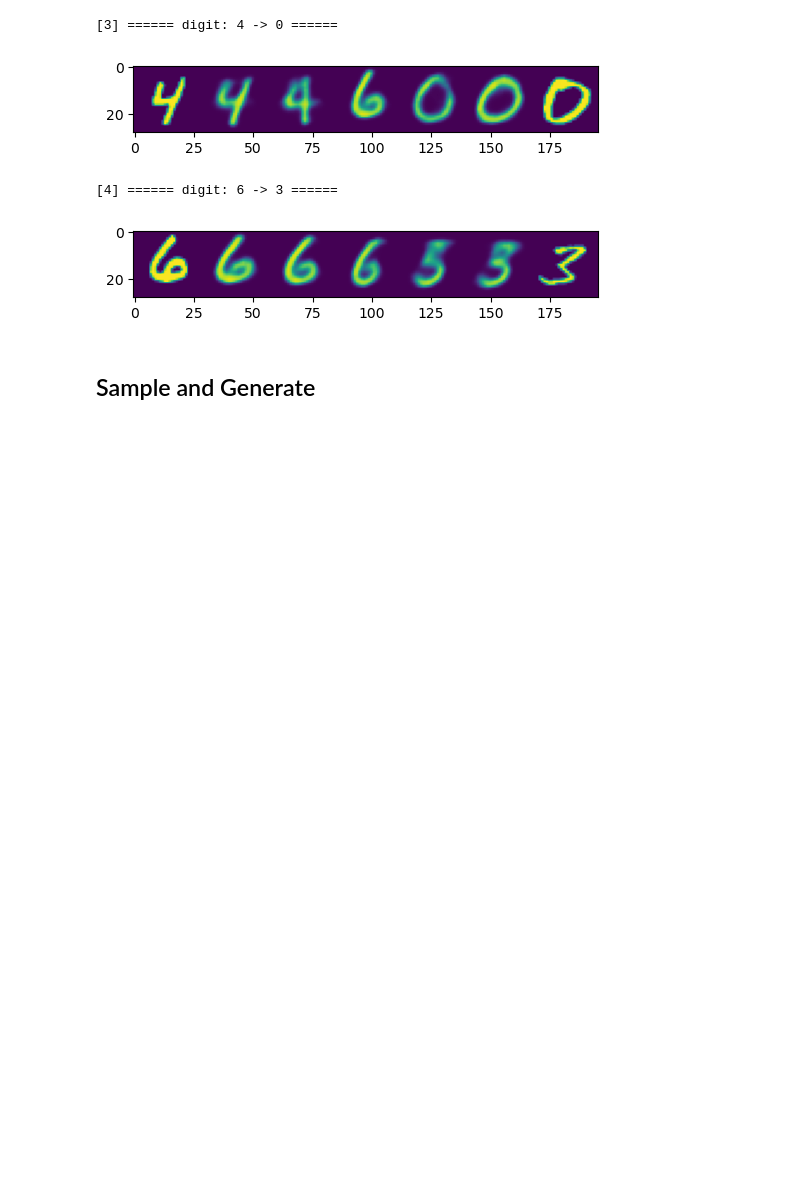
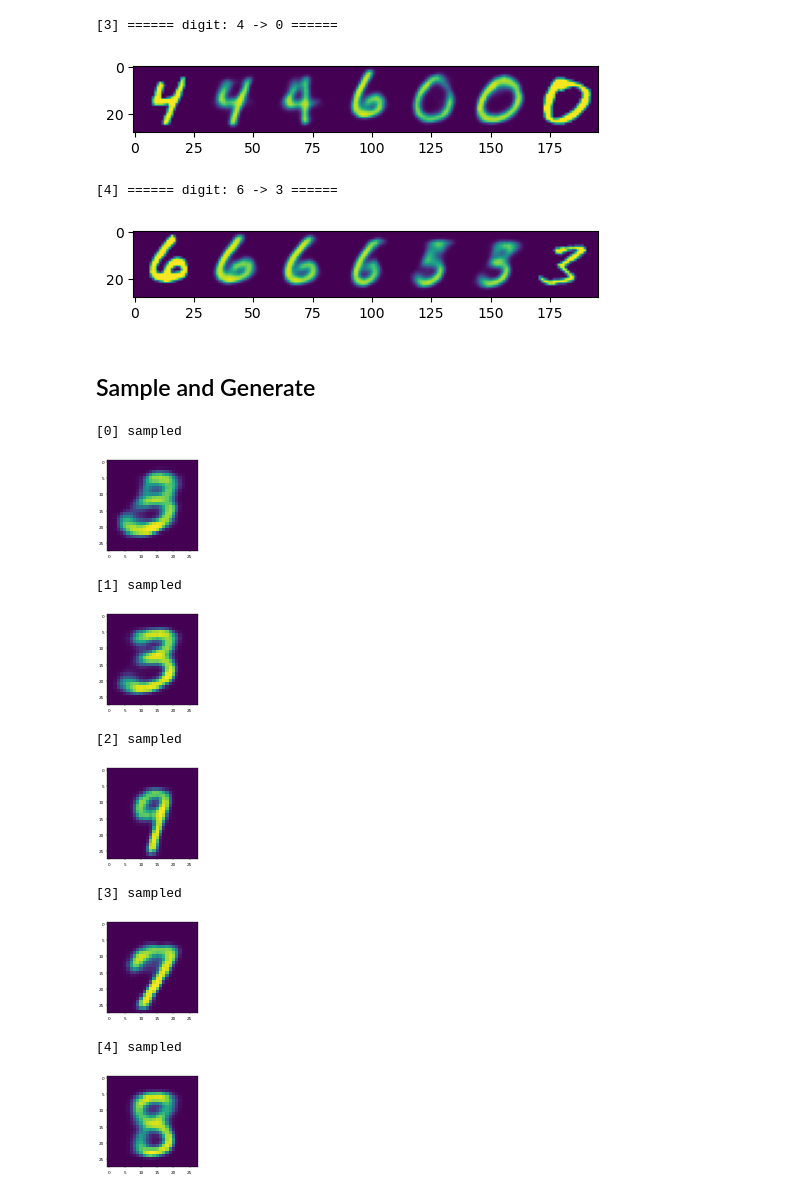
Before and after one commit to mistylight/Understanding_the_VAE_Model, a Jupyter notebook: Understanding_the_VAE_Model.ipynb, the cells around one changed output. Cells and saved outputs as stored; diff of their text form; code cells hidden in the pictures; blank space fills up the shorter version.

Commit message:
sample

```diff
--- a/Understanding_the_VAE_Model.ipynb
+++ b/Understanding_the_VAE_Model.ipynb
@@ -345,3 +345,23 @@ for i in range(5):
 [figure]
 # %% [markdown]
 ## Sample and Generate
+# %%
+for i in range(5):
+    z = torch.randn(1, args.hidden_size).to(model.device)
+    x_hat = torch.sigmoid(model.decoder(z))
+    x_hat = x_hat.squeeze(1).permute(1, 2, 0).detach().cpu().numpy().squeeze()
+    print(f"[{i}] sampled")
+    plt.figure(dpi=30)
+    plt.imshow(x_hat)
+    plt.show()
+# %% [output]
+[0] sampled
+[figure, added]
+[1] sampled
+[figure, added]
+[2] sampled
+[figure, added]
+[3] sampled
+[figure, added]
+[4] sampled
+[figure, added]
```
